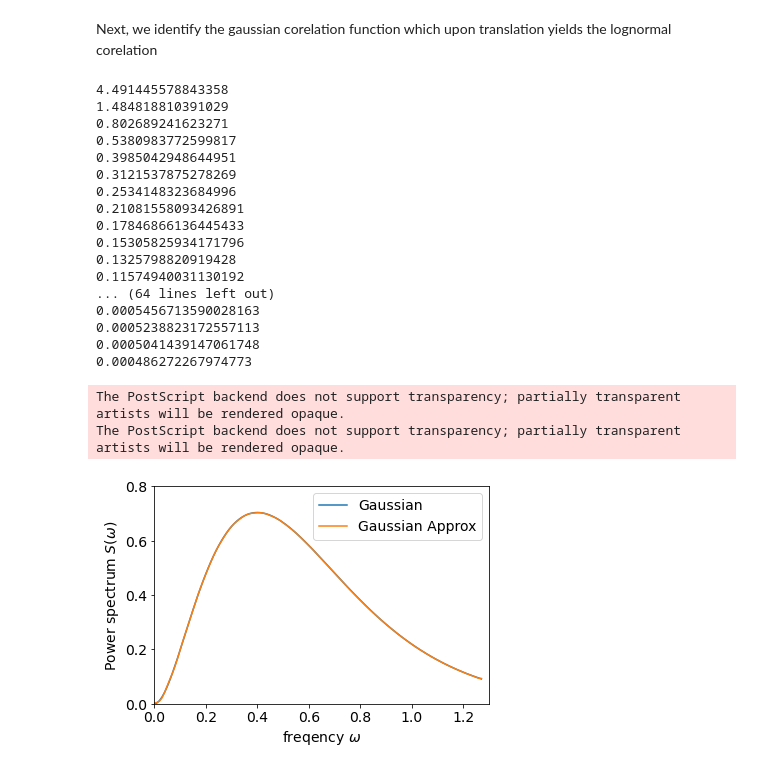
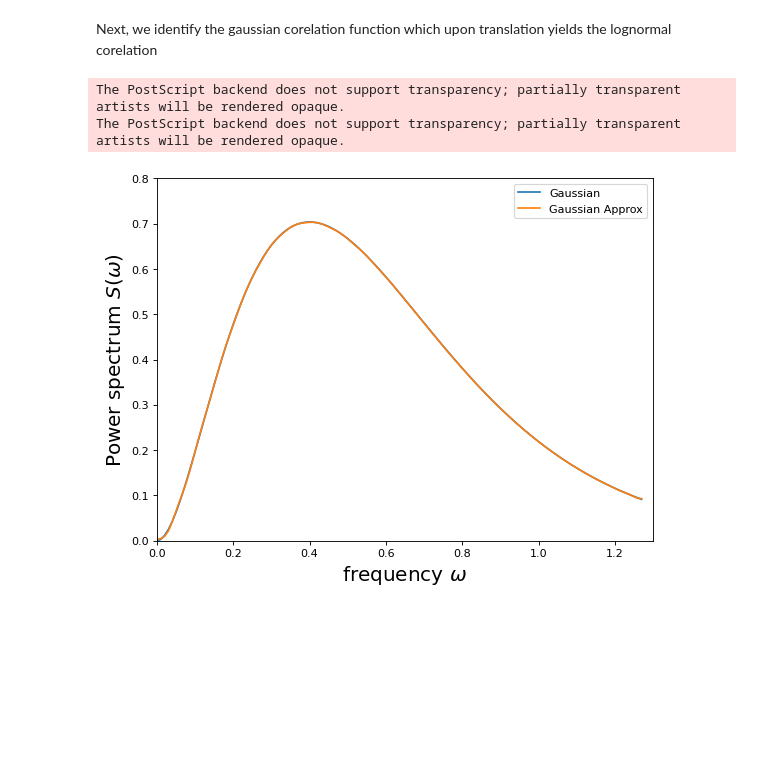
Before and after one commit to SURGroup/UQpy_paper, a Jupyter notebook: StochasticProcess/InverseTranslation.ipynb, the cells around one changed output. Cells and saved outputs as stored; diff of their text form; code cells hidden in the pictures; blank space fills up the shorter version.

```diff
--- a/StochasticProcess/InverseTranslation.ipynb
+++ b/StochasticProcess/InverseTranslation.ipynb
@@ -3,7 +3,6 @@ This notebook focusses on the Inverse Translation Approximation Method (ITAM). T
 # %%
 import numpy as np
 import matplotlib.pyplot as plt
-plt.rcParams.update({'font.size': 15})
 
 T = 100  # Total time
 nt = 256  # Num of Discretized Time
@@ -35,11 +34,12 @@ dist_object = Lognormal(0.5, 0, np.exp(0.5))
 
 from UQpy.StochasticProcess import Translation
 
+samples = samples.flatten()[:, np.newaxis]
+
 Translate_object = Translation(dist_object=dist_object, time_duration=dt, frequency_interval=dw,
-                               number_time_intervals=nt, number_frequency_intervals=nw, power_spectrum_gaussian=S,
-                               samples_gaussian=samples)
-samples_ng = Translate_object.samples_non_gaussian
-samples_ng = samples_ng - np.mean(samples_ng)
+                               number_time_intervals=nt, number_frequency_intervals=nw, power_spectrum_gaussian=S)
+# samples_ng = Translate_object.samples_non_gaussian
+# samples_ng = samples_ng - np.mean(samples_ng)
 R_ng = Translate_object.correlation_function_non_gaussian
 S_ng = Translate_object.power_spectrum_non_gaussian
 r_ng = Translate_object.scaled_correlation_function_non_gaussian
@@ -52,42 +52,23 @@ from UQpy.StochasticProcess import InverseTranslation
 
 Inverse_translate_object = InverseTranslation(dist_object=dist_object, time_duration=dt, frequency_interval=dw,
                                               number_time_intervals=nt, number_frequency_intervals=nw,
-                                              correlation_function_non_gaussian=R_ng, samples_non_gaussian=samples_ng)
+                                              correlation_function_non_gaussian=R_ng)
 R_g_inv = Inverse_translate_object.correlation_function_gaussian
 S_g_inv = Inverse_translate_object.power_spectrum_gaussian
-# %% [output]
-4.491445578843358
-1.484818810391029
-0.802689241623271
-0.5380983772599817
-0.3985042948644951
-0.3121537875278269
-0.2534148323684996
-0.21081558093426891
-0.17846866136445433
-0.15305825934171796
-0.1325798820919428
-0.11574940031130192
-... (64 lines left out)
-0.0005456713590028163
-0.0005238823172557113
-0.0005041439147061748
-0.000486272267974773
 # %%
-plt.rcParams.update({'font.size': 14})
-
-fig7 = plt.figure()
+fig7 = plt.figure(num=None, figsize=(8, 6), dpi=80, facecolor='w', edgecolor='k')
+# fig7 = plt.figure()
 # plt.plot(w, S_ng, label='non_Gaussian')
 plt.plot(w, S, label='Gaussian')
 plt.plot(w, S_g_inv, label='Gaussian Approx')
-plt.xlabel('freqency $\omega$')
-plt.ylabel('Power spectrum $S(\omega)$')
+plt.xlabel('frequency $\omega$', FontSize=18)
+plt.ylabel('Power spectrum $S(\omega)$', FontSize=18)
 plt.xlim(0, 1.3)
 plt.ylim(0, 0.8)
 plt.legend(loc='upper right')
 plt.savefig('power_spectrum_inverse_translation.eps')
 plt.show()
 # %% [output]
 The PostScript backend does not support transparency; partially transparent artists will be rendered opaque.
 The PostScript backend does not support transparency; partially transparent artists will be rendered opaque.
-[figure, old version]
+[figure, new version]
```
Also changed, not shown: 3 other files.
